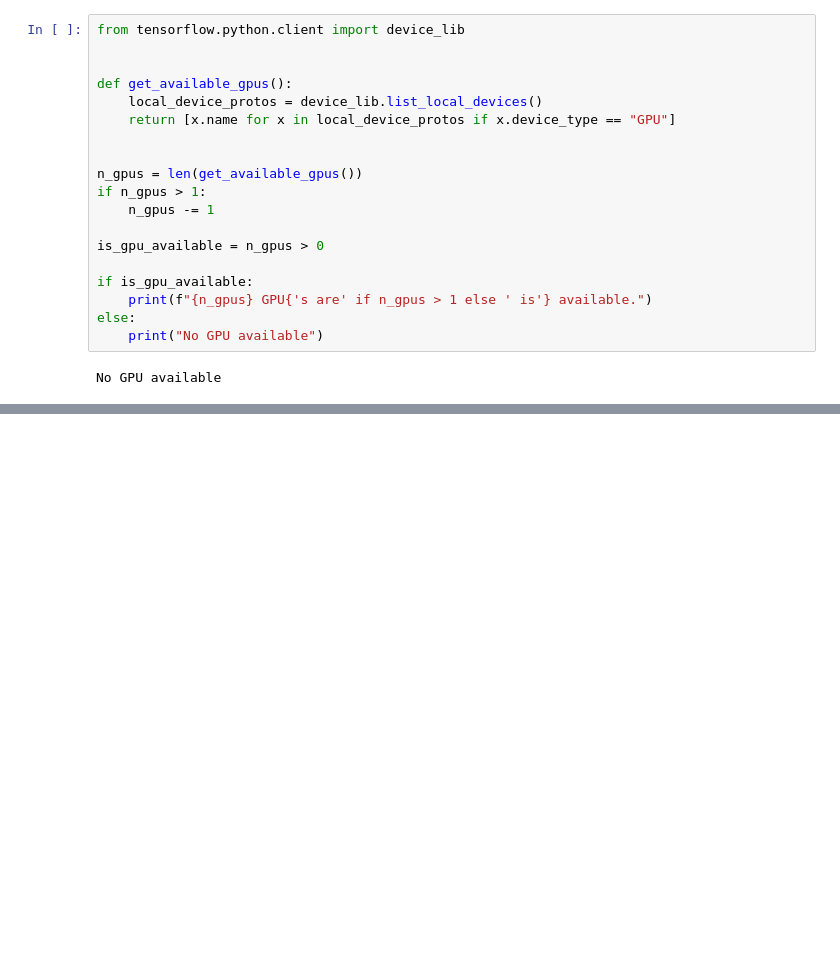
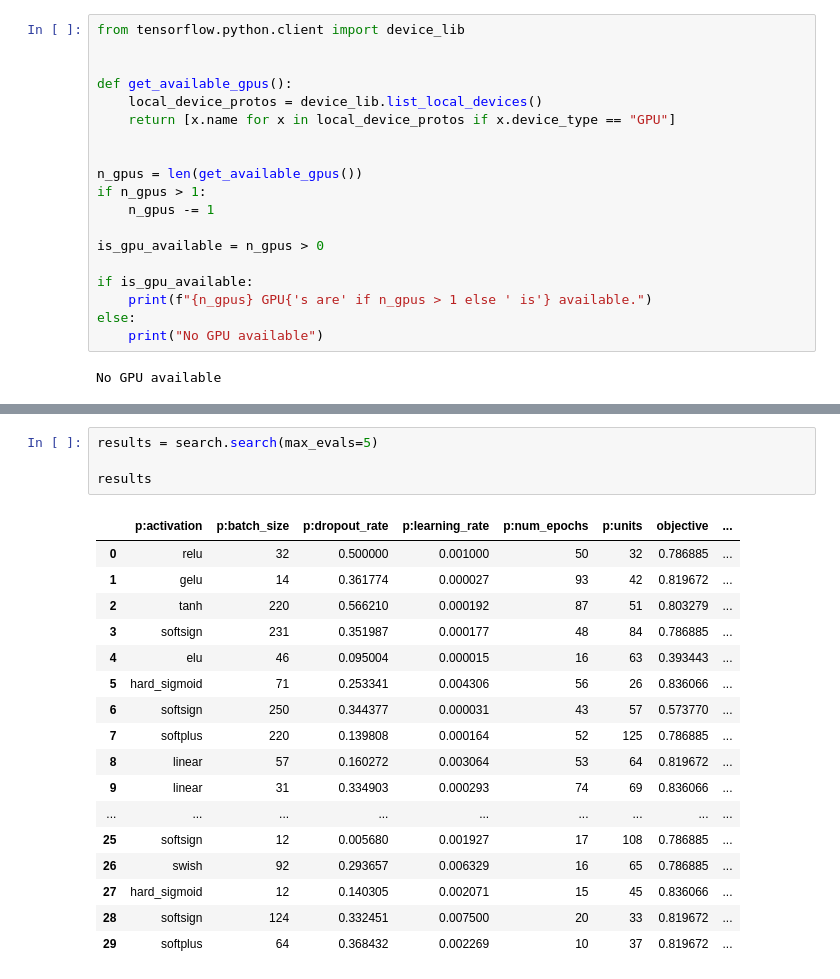
Before and after one commit to Victor-Su-Ortiz/ORNL_Summer, a Jupyter notebook: Notebooks/KerasPractice.ipynb, the cells around one changed output, grey strips where cells are left out. Cells and saved outputs as stored; diff of their text form; blank space fills up the shorter version.

```diff
--- a/Notebooks/KerasPractice.ipynb
+++ b/Notebooks/KerasPractice.ipynb
@@ -56,0 +374,22 @@ No GPU available
+# %%
+results = search.search(max_evals=5)
+
+results
+# %% [output]
+|  | p:activation | p:batch_size | p:dropout_rate | p:learning_rate | p:num_epochs | p:units | objective | ... |
+| 0 | relu | 32 | 0.500000 | 0.001000 | 50 | 32 | 0.786885 | ... |
+| 1 | gelu | 14 | 0.361774 | 0.000027 | 93 | 42 | 0.819672 | ... |
+| 2 | tanh | 220 | 0.566210 | 0.000192 | 87 | 51 | 0.803279 | ... |
+| 3 | softsign | 231 | 0.351987 | 0.000177 | 48 | 84 | 0.786885 | ... |
+| 4 | elu | 46 | 0.095004 | 0.000015 | 16 | 63 | 0.393443 | ... |
+| 5 | hard_sigmoid | 71 | 0.253341 | 0.004306 | 56 | 26 | 0.836066 | ... |
+| 6 | softsign | 250 | 0.344377 | 0.000031 | 43 | 57 | 0.573770 | ... |
+| 7 | softplus | 220 | 0.139808 | 0.000164 | 52 | 125 | 0.786885 | ... |
+| 8 | linear | 57 | 0.160272 | 0.003064 | 53 | 64 | 0.819672 | ... |
+| 9 | linear | 31 | 0.334903 | 0.000293 | 74 | 69 | 0.836066 | ... |
+| ... | ... | ... | ... | ... | ... | ... | ... | ... |
+| 25 | softsign | 12 | 0.005680 | 0.001927 | 17 | 108 | 0.786885 | ... |
+| 26 | swish | 92 | 0.293657 | 0.006329 | 16 | 65 | 0.786885 | ... |
+| 27 | hard_sigmoid | 12 | 0.140305 | 0.002071 | 15 | 45 | 0.836066 | ... |
+| 28 | softsign | 124 | 0.332451 | 0.007500 | 20 | 33 | 0.819672 | ... |
+| 29 | softplus | 64 | 0.368432 | 0.002269 | 10 | 37 | 0.819672 | ... |
```
Also changed, not shown: parts of 15 cells of this notebook, 14 other files.
